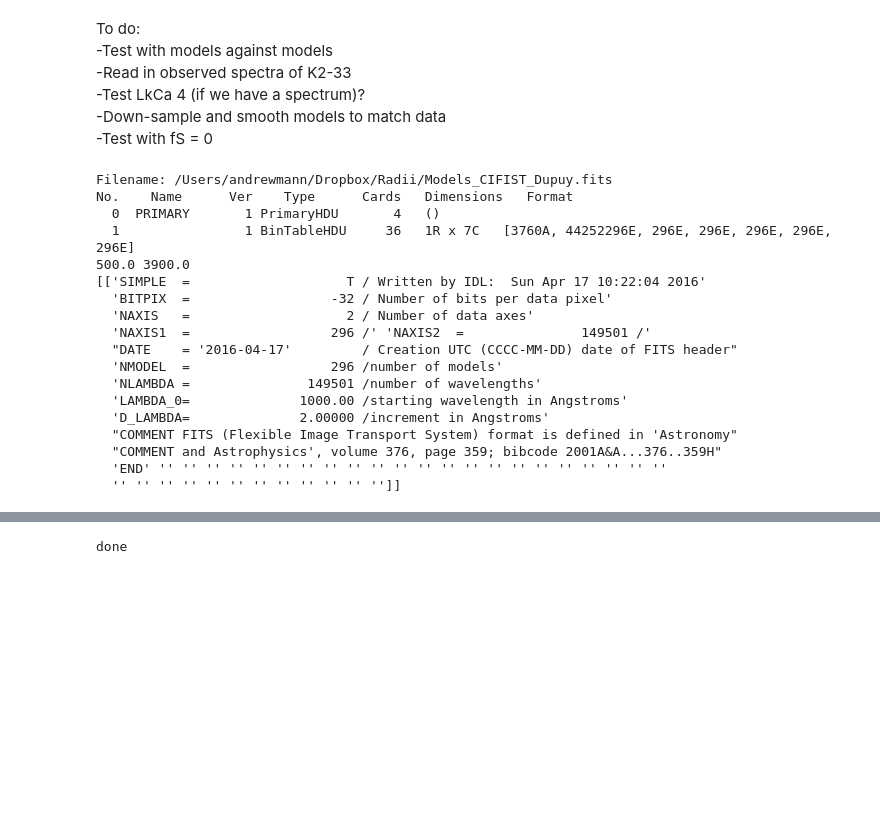
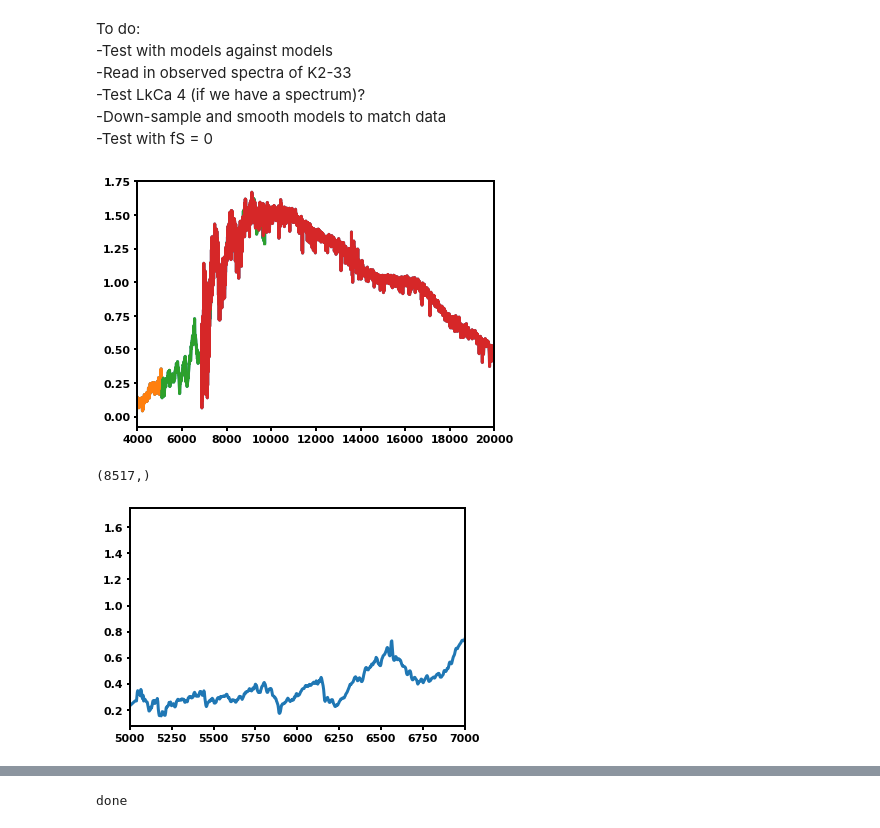
Before and after one commit to awmann/K233Spots, a Jupyter notebook: multi_spec_fit.ipynb, the cells around one changed output, grey strips where cells are left out. Drawn from its saved outputs; the diff is of its cells as text; code cells hidden in the pictures; blank space fills up the shorter version.

```diff
--- a/multi_spec_fit.ipynb
+++ b/multi_spec_fit.ipynb
@@ -48,33 +47,40 @@ plt.rcParams['mathtext.fontset']='stix'
 plt.rcParams['font.weight'] = 'semibold'
 plt.rcParams['axes.titleweight']='semibold'
 plt.rcParams['axes.titlesize']=9
-# %%
-#modelpath = '/Users/andrewmann/Dropbox/Radii/Models_CIFIST_Aug2013_filler.fits'
-modelpath = '/Users/andrewmann/Dropbox/Radii/Models_CIFIST_Dupuy.fits'
-hdul = fits.open(modelpath)
-hdul.info()
-hdr = hdul[1].header
-data = hdul[1].data
-
-print(np.min(data['teff']),np.max(data['teff']))
-print(data['header'])
-# %% [output]
-Filename: /Users/andrewmann/Dropbox/Radii/Models_CIFIST_Dupuy.fits
-No.    Name      Ver    Type      Cards   Dimensions   Format
-  0  PRIMARY       1 PrimaryHDU       4   ()
-  1                1 BinTableHDU     36   1R x 7C   [3760A, 44252296E, 296E, 296E, 296E, 296E, 296E]
-500.0 3900.0
-[['SIMPLE  =                    T / Written by IDL:  Sun Apr 17 10:22:04 2016'
-  'BITPIX  =                  -32 / Number of bits per data pixel'
-  'NAXIS   =                    2 / Number of data axes'
-  'NAXIS1  =                  296 /' 'NAXIS2  =               149501 /'
-  "DATE    = '2016-04-17'         / Creation UTC (CCCC-MM-DD) date of FITS header"
-  'NMODEL  =                  296 /number of models'
-  'NLAMBDA =               149501 /number of wavelengths'
-  'LAMBDA_0=              1000.00 /starting wavelength in Angstroms'
-  'D_LAMBDA=              2.00000 /increment in Angstroms'
-  "COMMENT FITS (Flexible Image Transport System) format is defined in 'Astronomy"
-  "COMMENT and Astrophysics', volume 376, page 359; bibcode 2001A&A...376..359H"
-  'END' '' '' '' '' '' '' '' '' '' '' '' '' '' '' '' '' '' '' '' '' '' ''
-  '' '' '' '' '' '' '' '' '' '' '' '']]
+# %%
+## read in data
+obswav,obsspec,obserr,obstype = np.loadtxt('rawspec.txt',unpack=True,skiprows=1)
+
+plt.plot(obswav,obsspec)
+l1 = np.where(obstype == 1)
+plt.plot(obswav[l1],obsspec[l1])
+l2 = np.where(obstype == 2)
+plt.plot(obswav[l2],obsspec[l2])
+l3 = np.where(obstype == 3)
+plt.plot(obswav[l3],obsspec[l3])
+plt.xlim(4000,20000)
+plt.tight_layout()
+plt.show()
+
+#l4 = np.where(((obstype ==1)| (obstype ==2)) & (obswav > 4000))
+l4 = np.where((obswav > 4000) & (obswav<24000) & ((obswav > 8000)|(obstype<3)) & (obsspec > 0))
+opticalspec = obsspec[l4]
+opticalwav = obswav[l4]
+opticalerr = obserr[l4]
+l5 = np.where((obswav > 4000) & (obswav<23500) & (obsspec/obserr > 10))
+#l5 = np.where((obswav > 4000) & (obswav<23500) & (obsspec/obserr > 15) & ((obswav > 6600)|(obswav<6300)))
+obsspec_cut = np.array(obsspec[l5])
+obswav_cut = np.array(obswav[l5])
+obserr_cut = np.array(obserr[l5])
+obstype_cut = np.array(obstype[l5])
+
+print(np.shape(obswav_cut))
+plt.plot(obswav_cut,obsspec_cut)
+plt.tight_layout
+plt.xlim(5000,7000)
+plt.show()
+# %% [output]
+[figure, added]
+(8517,)
+[figure, added]
 # %%
```
Also changed, not shown: parts of 16 cells of this notebook, 4 other files.
